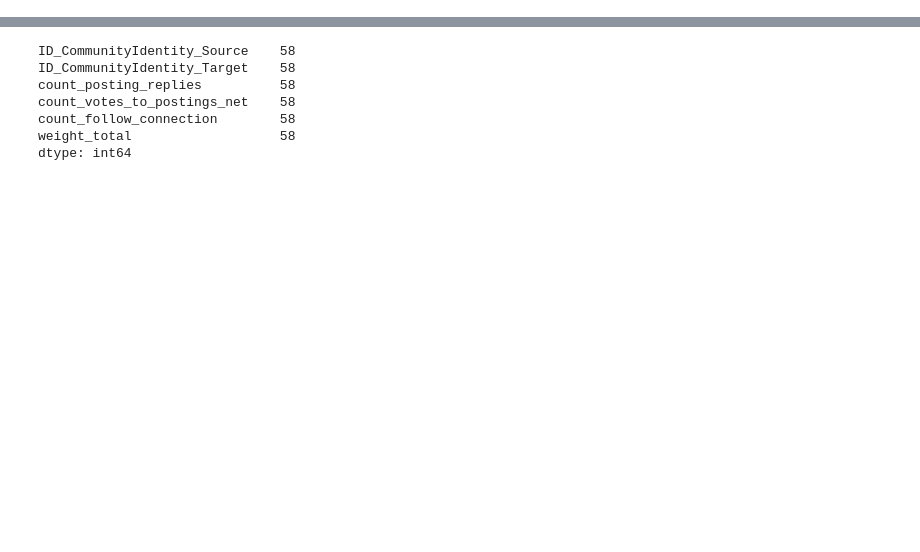
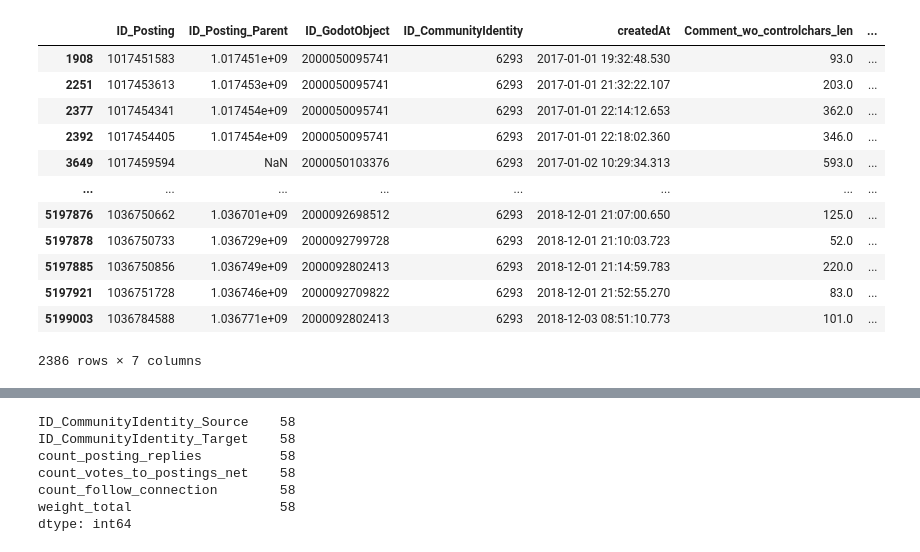
Before and after one commit to ovsvc/Graph-Link-Prediction, a Jupyter notebook: exploratory/data exploration.ipynb, the cells around one changed output, grey strips where cells are left out. Cells and saved outputs as stored; diff of their text form; code cells hidden in the pictures; blank space fills up the shorter version.

```diff
--- a/exploratory/data exploration.ipynb
+++ b/exploratory/data exploration.ipynb
@@ -72,0 +106,16 @@ None
+# %%
+dataframes["df_Postings_filtered_net"][dataframes["df_Postings_filtered_net"]["ID_CommunityIdentity"]==6293]
+# %% [output]
+|  | ID_Posting | ID_Posting_Parent | ID_GodotObject | ID_CommunityIdentity | createdAt | Comment_wo_controlchars_len | ... |
+| 1908 | 1017451583 | 1.017451e+09 | 2000050095741 | 6293 | 2017-01-01 19:32:48.530 | 93.0 | ... |
+| 2251 | 1017453613 | 1.017453e+09 | 2000050095741 | 6293 | 2017-01-01 21:32:22.107 | 203.0 | ... |
+| 2377 | 1017454341 | 1.017454e+09 | 2000050095741 | 6293 | 2017-01-01 22:14:12.653 | 362.0 | ... |
+| 2392 | 1017454405 | 1.017454e+09 | 2000050095741 | 6293 | 2017-01-01 22:18:02.360 | 346.0 | ... |
+| 3649 | 1017459594 | NaN | 2000050103376 | 6293 | 2017-01-02 10:29:34.313 | 593.0 | ... |
+| ... | ... | ... | ... | ... | ... | ... | ... |
+| 5197876 | 1036750662 | 1.036701e+09 | 2000092698512 | 6293 | 2018-12-01 21:07:00.650 | 125.0 | ... |
+| 5197878 | 1036750733 | 1.036729e+09 | 2000092799728 | 6293 | 2018-12-01 21:10:03.723 | 52.0 | ... |
+| 5197885 | 1036750856 | 1.036749e+09 | 2000092802413 | 6293 | 2018-12-01 21:14:59.783 | 220.0 | ... |
+| 5197921 | 1036751728 | 1.036746e+09 | 2000092709822 | 6293 | 2018-12-01 21:52:55.270 | 83.0 | ... |
+| 5199003 | 1036784588 | 1.036771e+09 | 2000092802413 | 6293 | 2018-12-03 08:51:10.773 | 101.0 | ... |
+2386 rows × 7 columns
```
Also changed, not shown: parts of 20 cells of this notebook.
